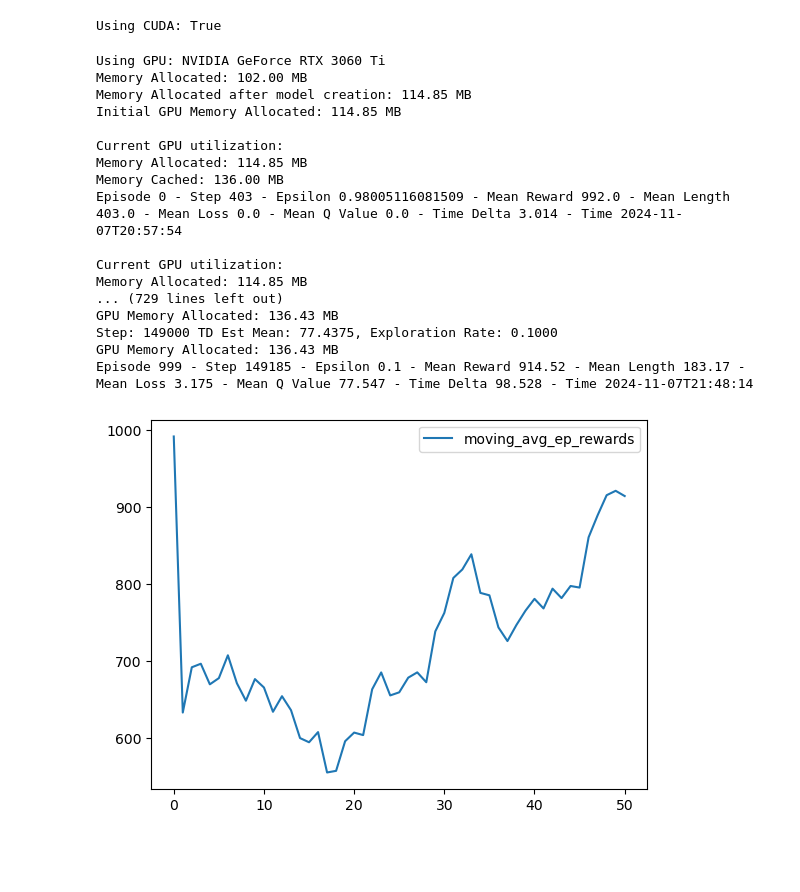
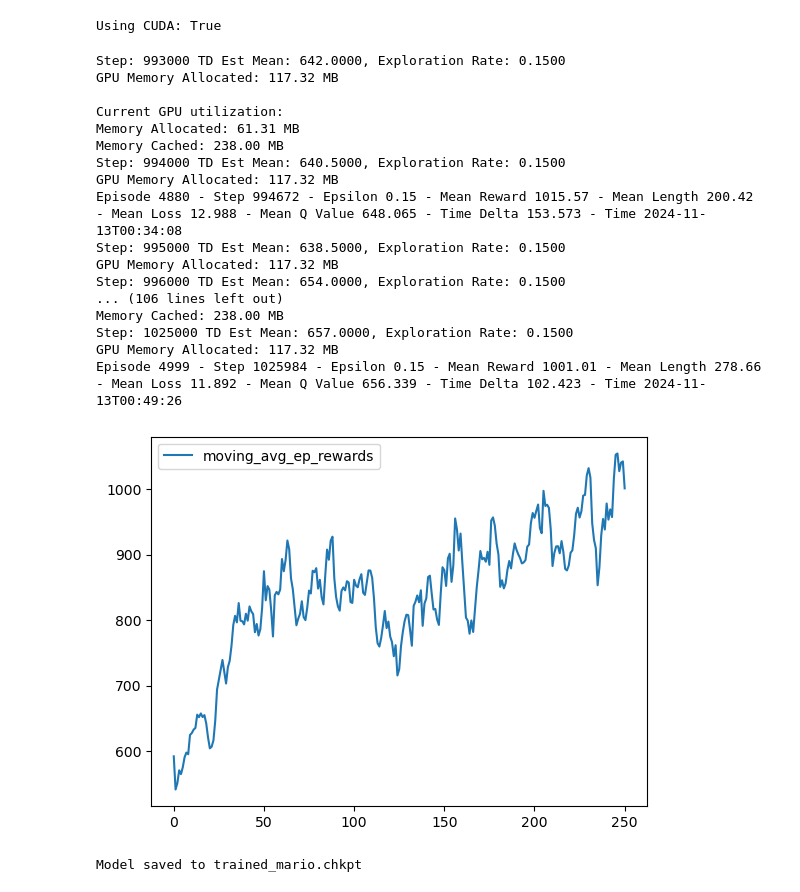
Before and after one commit to Ethan4thewin/mario-rlagent, a Jupyter notebook: test.ipynb, the cells around one changed output. Drawn from its saved outputs; the diff is of its cells as text; code cells hidden in the pictures; blank space fills up the shorter version.

```diff
--- a/test.ipynb
+++ b/test.ipynb
@@ -38,10 +38,18 @@ if gym.__version__ < '0.26':
 else:
     env = gym_super_mario_bros.make("SuperMarioBros-1-1-v0", render_mode='rgb', apply_api_compatibility=True)
 
-# Limit the action-space to
-#   0. walk right
-#   1. jump right
-env = JoypadSpace(env, [["right"], ["right", "A"]])
+# Define the movement options for Super Mario
+MOVEMENT_OPTIONS = [
+    ["NOOP"],         # No operation, for precise timing
+    ["right"],        # Walking right
+    ["right", "B"],   # Running right (faster movement)
+    ["right", "A"],   # Walking jump
+    ["right", "A", "B"], # Running jump (longest jump)
+    ["B"]            # Prepare running speed
+]
+
+# Apply the wrapper to the environment
+env = JoypadSpace(env, MOVEMENT_OPTIONS)
 
 env.reset()
 next_state, reward, done, trunc, info = env.step(action=0)
@@ -171,8 +245,8 @@ class Mario:
             print(f"Memory Allocated after model creation: {torch.cuda.memory_allocated(0) / 1024**2:.2f} MB")
 
         self.exploration_rate = 1
-        self.exploration_rate_decay = 0.99995
-        self.exploration_rate_min = 0.1
+        self.exploration_rate_decay = 0.99999 # Slower decay for more exploration
+        self.exploration_rate_min = 0.15 # Higher minimum for more exploration
         self.curr_step = 0
 
         self.save_every = 5e5  # no. of experiences between saving Mario Net
@@ -212,7 +286,7 @@ class Mario(Mario):  # subclassing for continuity
     def __init__(self, state_dim, action_dim, save_dir):
         super().__init__(state_dim, action_dim, save_dir)
         self.memory = SimpleReplayBuffer(50000, self.device)
-        self.batch_size = 128
+        self.batch_size = 256 # larger batch size for more stable learning
 
     def cache(self, state, next_state, action, reward, done):
         """
@@ -291,7 +365,7 @@ class MarioNet(nn.Module):
 class Mario(Mario):
     def __init__(self, state_dim, action_dim, save_dir):
         super().__init__(state_dim, action_dim, save_dir)
-        self.gamma = 0.95
+        self.gamma = 0.98 # Higher discount factor for long-term rewards
 
     @torch.cuda.amp.autocast()
     def td_estimate(self, state, action):
@@ -501,7 +575,7 @@ mario = Mario(state_dim=(4, 84, 84), action_dim=env.action_space.n, save_dir=sav
 
 logger = MetricLogger(save_dir)
 
-episodes = 1000
+episodes = 5000
 for e in range(episodes):
 
     state = env.reset()
@@ -514,46 +588,58 @@ for e in range(episodes):
 
         # Run agent on the state
         action = mario.act(state)
 
         # Agent performs action
         next_state, reward, done, trunc, info = env.step(action)
 
         # Remember
         mario.cache(state, next_state, action, reward, done)
 
         # Learn
         q, loss = mario.learn()
 
         # Logging
         logger.log_step(reward, loss, q)
 
         # Update state
         state = next_state
 
         # Check if end of game
         if done or info["flag_get"]:
             break
 
     logger.log_episode()
 
     if (e % 20 == 0) or (e == episodes - 1):
         logger.record(episode=e, epsilon=mario.exploration_rate, step=mario.curr_step)
 # %% [output]
-Using GPU: NVIDIA GeForce RTX 3060 Ti
-Memory Allocated: 102.00 MB
-Memory Allocated after model creation: 114.85 MB
-Initial GPU Memory Allocated: 114.85 MB
+Step: 993000 TD Est Mean: 642.0000, Exploration Rate: 0.1500
+GPU Memory Allocated: 117.32 MB
 
 Current GPU utilization:
-Memory Allocated: 114.85 MB
-Memory Cached: 136.00 MB
-Episode 0 - Step 403 - Epsilon 0.98005116081509 - Mean Reward 992.0 - Mean Length 403.0 - Mean Loss 0.0 - Mean Q Value 0.0 - Time Delta 3.014 - Time 2024-11-07T20:57:54
-
-Current GPU utilization:
-Memory Allocated: 114.85 MB
-... (729 lines left out)
-GPU Memory Allocated: 136.43 MB
-Step: 149000 TD Est Mean: 77.4375, Exploration Rate: 0.1000
-GPU Memory Allocated: 136.43 MB
-Episode 999 - Step 149185 - Epsilon 0.1 - Mean Reward 914.52 - Mean Length 183.17 - Mean Loss 3.175 - Mean Q Value 77.547 - Time Delta 98.528 - Time 2024-11-07T21:48:14
+Memory Allocated: 61.31 MB
+Memory Cached: 238.00 MB
+Step: 994000 TD Est Mean: 640.5000, Exploration Rate: 0.1500
+GPU Memory Allocated: 117.32 MB
+Episode 4880 - Step 994672 - Epsilon 0.15 - Mean Reward 1015.57 - Mean Length 200.42 - Mean Loss 12.988 - Mean Q Value 648.065 - Time Delta 153.573 - Time 2024-11-13T00:34:08
+Step: 995000 TD Est Mean: 638.5000, Exploration Rate: 0.1500
+GPU Memory Allocated: 117.32 MB
+Step: 996000 TD Est Mean: 654.0000, Exploration Rate: 0.1500
+... (106 lines left out)
+Memory Cached: 238.00 MB
+Step: 1025000 TD Est Mean: 657.0000, Exploration Rate: 0.1500
+GPU Memory Allocated: 117.32 MB
+Episode 4999 - Step 1025984 - Epsilon 0.15 - Mean Reward 1001.01 - Mean Length 278.66 - Mean Loss 11.892 - Mean Q Value 656.339 - Time Delta 102.423 - Time 2024-11-13T00:49:26
-[figure, old version]
+[figure, new version]
+# %%
+save_path = Path('trained_mario.chkpt')
+torch.save(
+    dict(
+        model=mario.net.state_dict(),
+        exploration_rate=mario.exploration_rate
+    ),
+    save_path
+)
+print(f"Model saved to {save_path}")
+# %% [output]
+Model saved to trained_mario.chkpt
```
Also changed, not shown: parts of 4 cells of this notebook, 11 other files.
